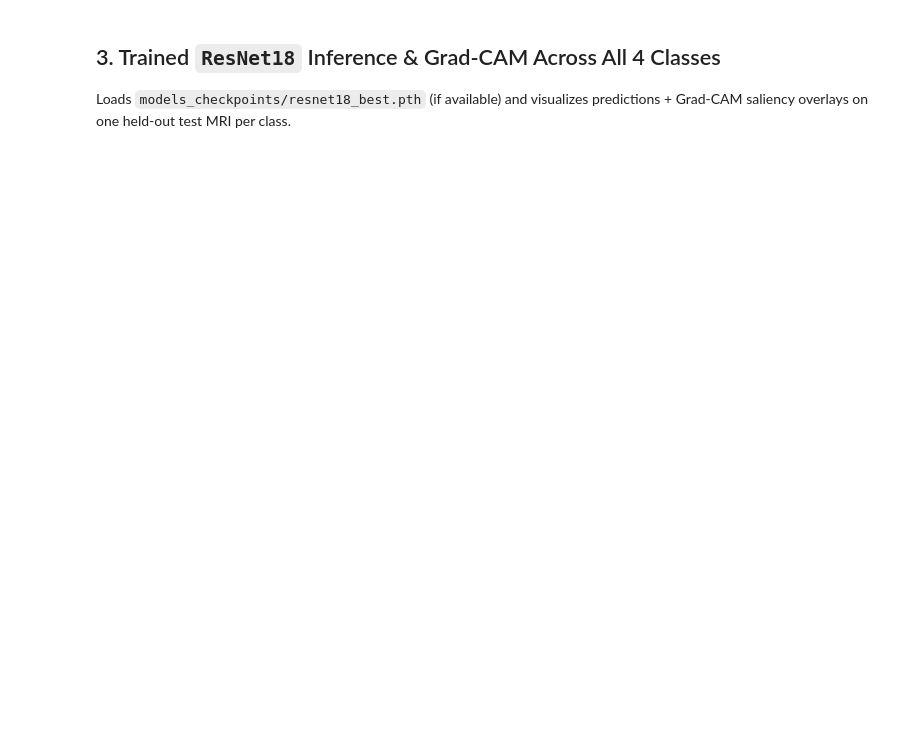
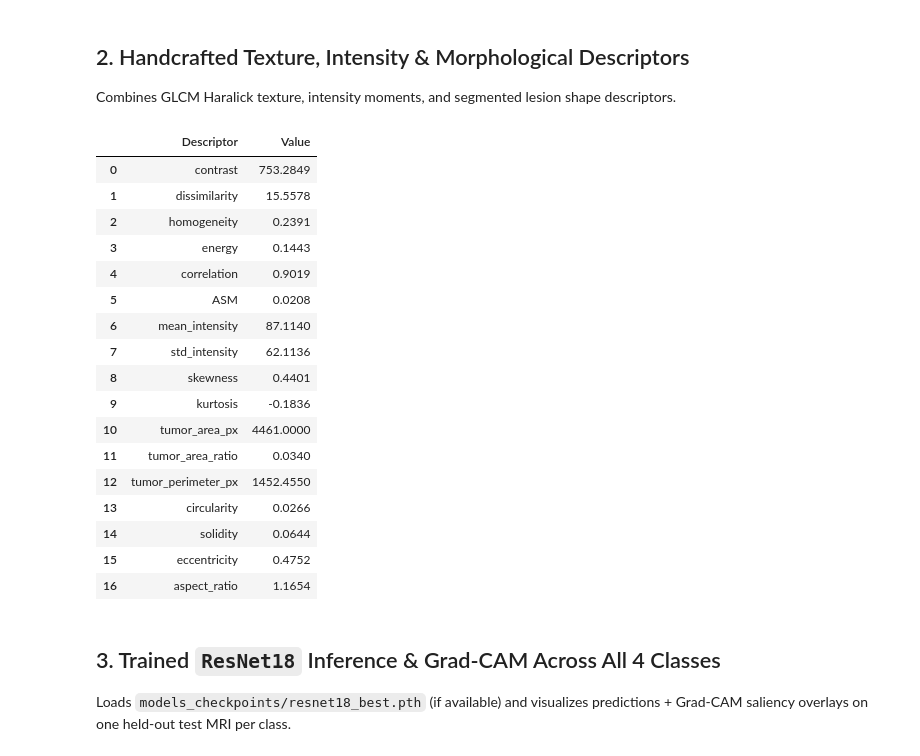
Before and after one commit to abhikr1871/Brain_tumor_classification, a Jupyter notebook: notebooks/01_project_walkthrough.ipynb, the cells around one changed output. Saved outputs shown, nothing was run; the diff lists cells and outputs as text; code cells hidden in the pictures; blank space fills up the shorter version.

```diff
--- a/notebooks/01_project_walkthrough.ipynb
+++ b/notebooks/01_project_walkthrough.ipynb
@@ -67,9 +84,31 @@ Classical Computer Vision features used to train the SVM (RBF) and Random Forest
+# %% [markdown]
+## 2. Handcrafted Texture, Intensity & Morphological Descriptors
+Combines GLCM Haralick texture, intensity moments, and segmented lesion shape descriptors.
 # %%
 glcm_metrics = extract_glcm_features(clahe_img)
 intensity_metrics = extract_intensity_statistics(clahe_img)
-pd.DataFrame(
-    [{"Descriptor": k, "Value": round(v, 4)} for k, v in {**glcm_metrics, **intensity_metrics}.items()]
-)
+morph_metrics = extract_morphological_features(seg_mask)
+combined = {**glcm_metrics, **intensity_metrics, **morph_metrics}
+pd.DataFrame([{"Descriptor": k, "Value": round(v, 4)} for k, v in combined.items()])
+# %% [output]
+|  | Descriptor | Value |
+| 0 | contrast | 753.2849 |
+| 1 | dissimilarity | 15.5578 |
+| 2 | homogeneity | 0.2391 |
+| 3 | energy | 0.1443 |
+| 4 | correlation | 0.9019 |
+| 5 | ASM | 0.0208 |
+| 6 | mean_intensity | 87.1140 |
+| 7 | std_intensity | 62.1136 |
+| 8 | skewness | 0.4401 |
+| 9 | kurtosis | -0.1836 |
+| 10 | tumor_area_px | 4461.0000 |
+| 11 | tumor_area_ratio | 0.0340 |
+| 12 | tumor_perimeter_px | 1452.4550 |
+| 13 | circularity | 0.0266 |
+| 14 | solidity | 0.0644 |
+| 15 | eccentricity | 0.4752 |
+| 16 | aspect_ratio | 1.1654 |
 # %% [markdown]
 ## 3. Trained `ResNet18` Inference & Grad-CAM Across All 4 Classes
 Loads `models_checkpoints/resnet18_best.pth` (if available) and visualizes predictions + Grad-CAM saliency overlays on one held-out test MRI per class.
```
Also changed, not shown: parts of 8 cells of this notebook, 7 other files.
